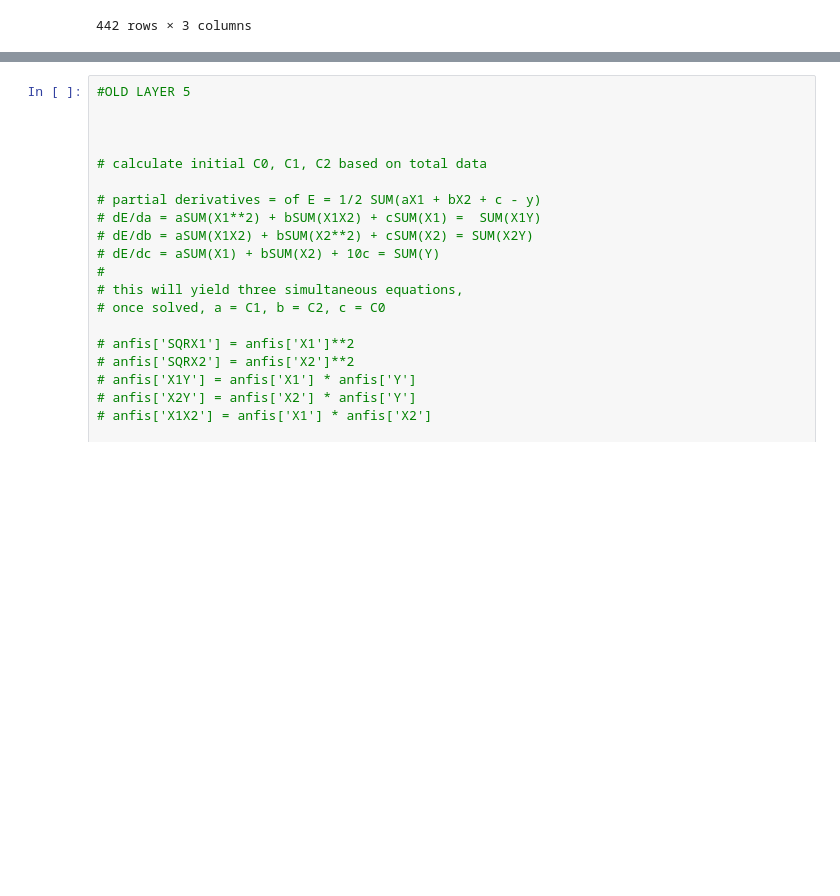
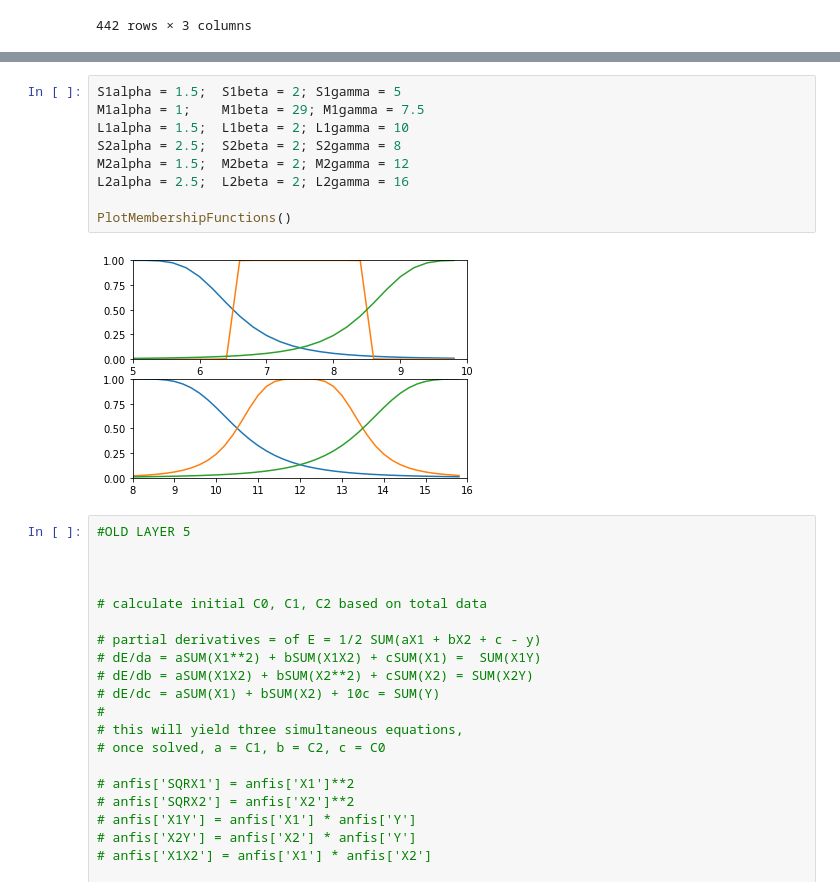
Before and after one commit to GradyKurpasi/ANFIS-Prototype, a Jupyter notebook: ANFIS Prototype.ipynb, the cells around one changed output, grey strips where cells are left out. Cells and saved outputs as stored; diff of their text form; blank space fills up the shorter version.

```diff
--- a/ANFIS Prototype.ipynb
+++ b/ANFIS Prototype.ipynb
@@ -299,3 +382,14 @@ RMSE
+# %%
+S1alpha = 1.5;  S1beta = 2; S1gamma = 5
+M1alpha = 1;    M1beta = 29; M1gamma = 7.5
+L1alpha = 1.5;  L1beta = 2; L1gamma = 10
+S2alpha = 2.5;  S2beta = 2; S2gamma = 8
+M2alpha = 1.5;  M2beta = 2; M2gamma = 12
+L2alpha = 2.5;  L2beta = 2; L2gamma = 16
+
+PlotMembershipFunctions()
+# %% [output]
+[figure, added]
 # %%
 #OLD LAYER 5
 
```
Also changed, not shown: parts of 19 cells of this notebook.
